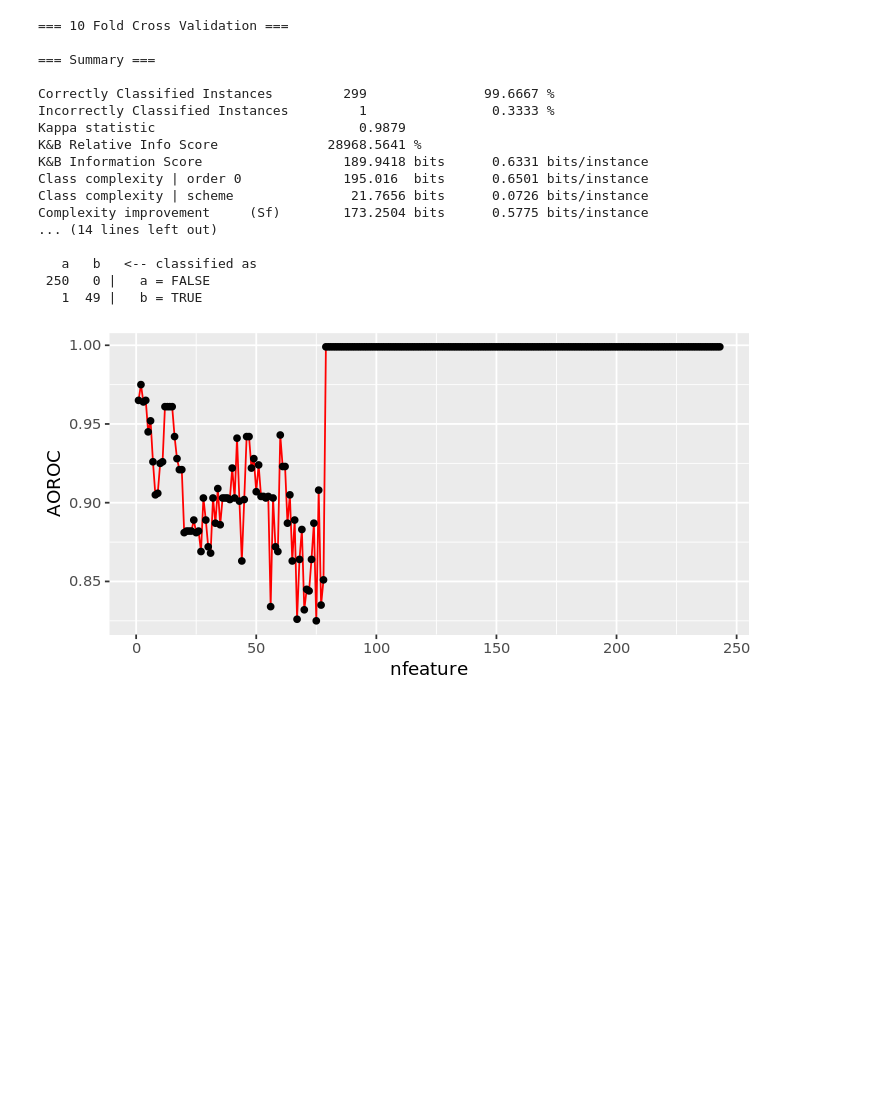
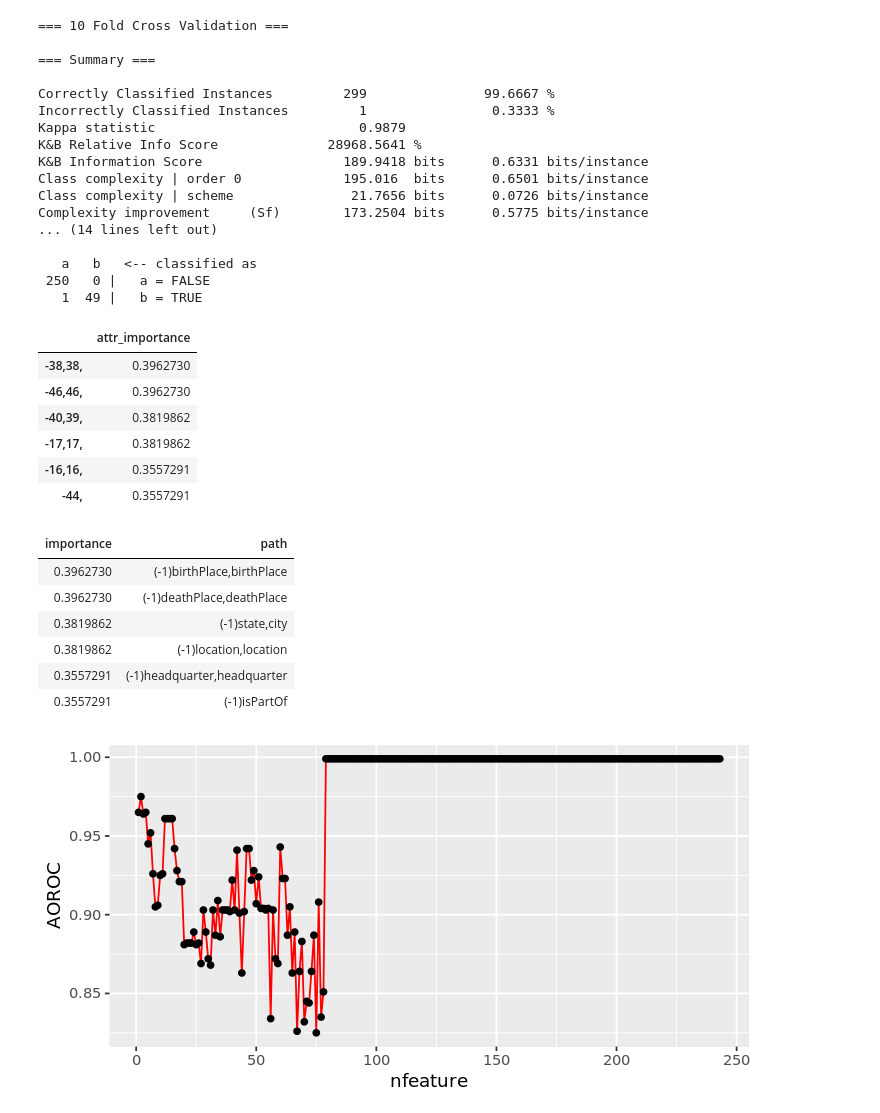
Before and after one commit to huynhvp/KGMiner_HUYNH, a Jupyter notebook: Captial_State.ipynb, the cells around one changed output. Cells and saved outputs as stored; diff of their text form; code cells hidden in the pictures; blank space fills up the shorter version.

```diff
--- a/Captial_State.ipynb
+++ b/Captial_State.ipynb
@@ -15,7 +15,7 @@ source("./Rscript/experimentAPI.R")
 # ---- INPUT and CONFIGURATIONS ----
 
 EDGE_TYPE_FILE = "./data/infobox.edgetypes" # Example : "../data/lobbyist.edgetypes"
-CLUSTER_SIZE = 4 # Number of workers in gbserver
+CLUSTER_SIZE = 5 # Number of workers in gbserver
 FALSE_PER_TRUE = 5
 DISCARD_REL = 191
 ASSOCIATE_REL = c(404)
@@ -132,14 +128,30 @@ Complexity improvement     (Sf)        173.2504 bits      0.5775 bits/instance
 # %%
 # ---- Feature selection validation ----
 weights_capital_state <- information.gain(label~., res_capital_state[["raw"]])
 weights_capital_state <- weights_capital_state[order(weights_capital_state[,1], decreasing = T),,drop=F]
 
 # ---- Top related relations ----
 features_captial_state <- data.frame(importance=weights_capital_state$attr_importance, path=row.names(weights_capital_state))
 
 features_captial_state <- features_captial_state[order(-features_captial_state$importance),]
 features_captial_state$path <- idpath2title(features_captial_state$path, mapfile)
+head(weights_capital_state)
 head(features_captial_state)
+# %% [output]
+|  | attr_importance |
+| -38,38, | 0.3962730 |
+| -46,46, | 0.3962730 |
+| -40,39, | 0.3819862 |
+| -17,17, | 0.3819862 |
+| -16,16, | 0.3557291 |
+| -44, | 0.3557291 |
+| importance | path |
+| 0.3962730 | (-1)birthPlace,birthPlace |
+| 0.3962730 | (-1)deathPlace,deathPlace |
+| 0.3819862 | (-1)state,city |
+| 0.3819862 | (-1)location,location |
+| 0.3557291 | (-1)headquarter,headquarter |
+| 0.3557291 | (-1)isPartOf |
 # %%
 # ---- AOROC of predicated sub paths ----
 fm_val <- function(resdf) {
```
Also changed, not shown: parts of 10 cells of this notebook.
